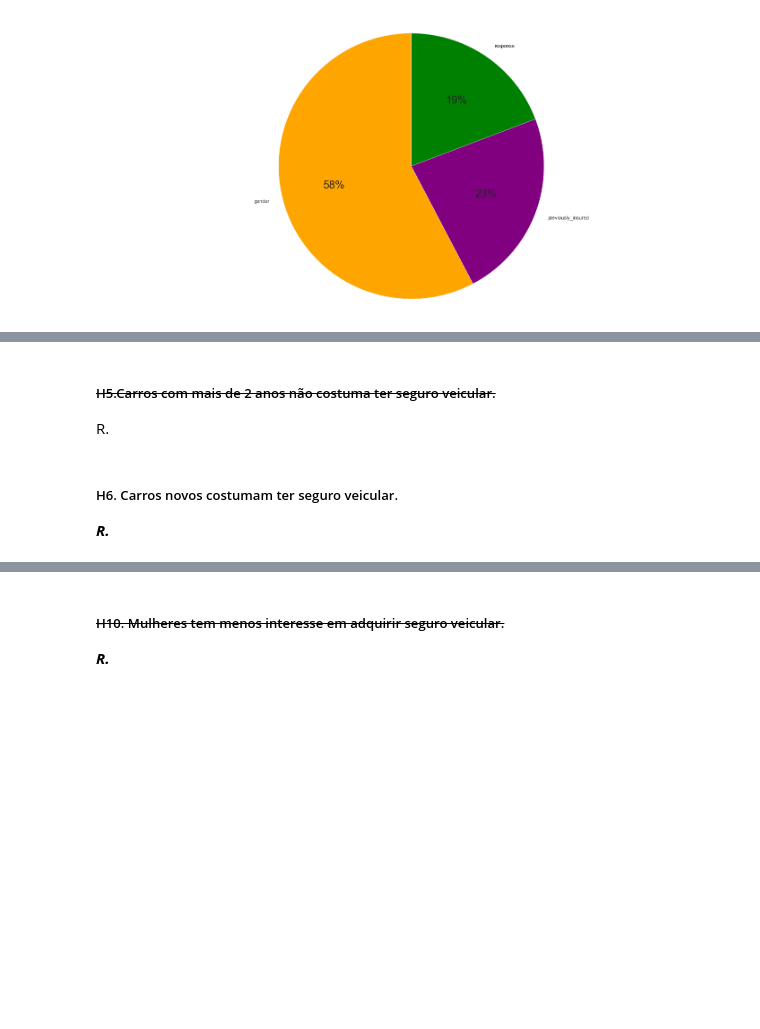
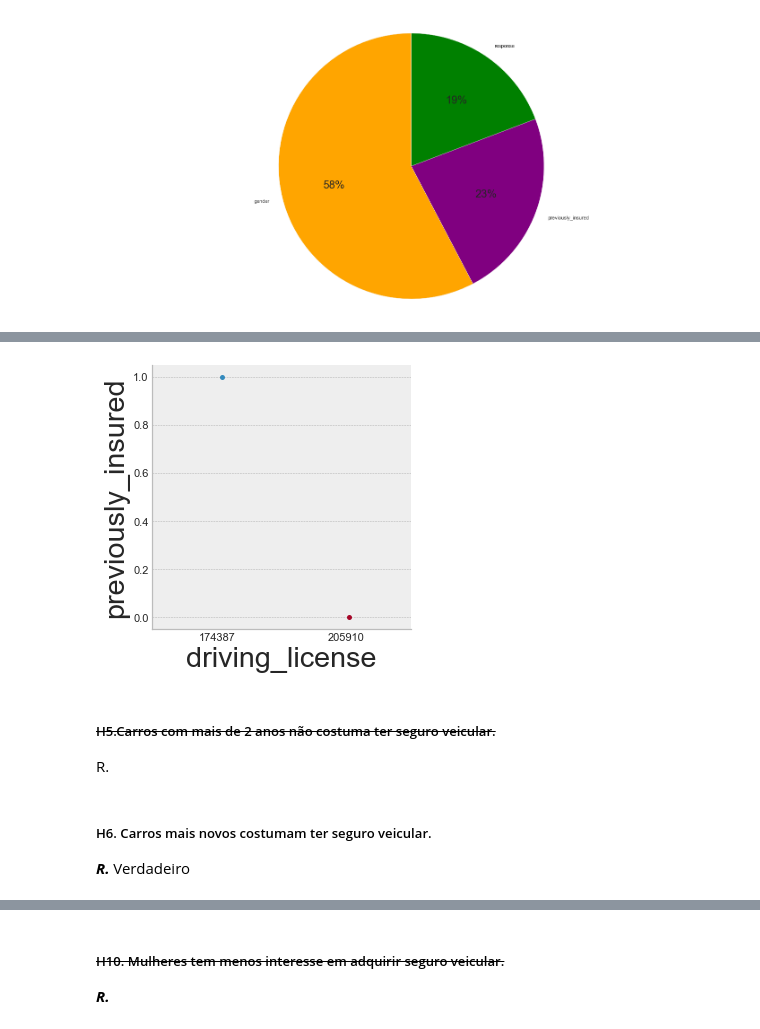
Before and after one commit to Raquelrs3/health_insurance_cross_sell, a Jupyter notebook: c09_Deploy_Modelo_em_Producao_HI.ipynb, the cells around one changed output, grey strips where cells are left out. Cells and saved outputs as stored; diff of their text form; code cells hidden in the pictures; blank space fills up the shorter version.

```diff
--- a/c09_Deploy_Modelo_em_Producao_HI.ipynb
+++ b/c09_Deploy_Modelo_em_Producao_HI.ipynb
@@ -854,14 +830,16 @@ aux1.plot()
 # %%
 # Agrupar previously_insured =1 com driving_license = 1
 # %%
-aux1 = df4[["previously_insured","driving_license"]].groupby("previously_insured").sum().reset_index()
-sns.lmplot(x="previously_insured", y="driving_license", data=aux1);
+aux4 = df4[["previously_insured","driving_license"]].groupby("previously_insured").sum().reset_index()
+sns.catplot(x="driving_license", y="previously_insured", data=aux4);
+# %% [output]
+[figure, added]
 # %% [markdown]
 ##### <s>H5.Carros com mais de 2 anos não costuma ter seguro veicular.</s>
 R.
 # %% [markdown]
-##### H6. Carros novos costumam ter seguro veicular.
-***R.***
+##### H6. Carros mais novos costumam ter seguro veicular.
+***R.*** Verdadeiro
 # %%
 # Agrupar vehicle_age e previously_insured
 aux1 = df4[["vehicle_age", "previously_insured"]].groupby("vehicle_age").sum().reset_index()
```
Also changed, not shown: parts of 74 cells of this notebook, 5 other files.
